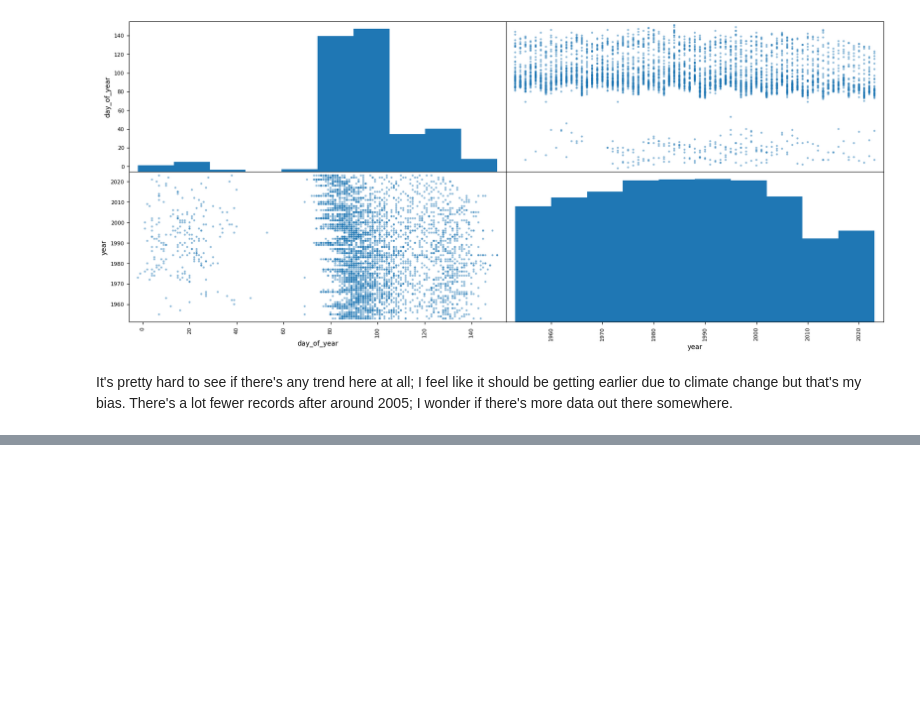
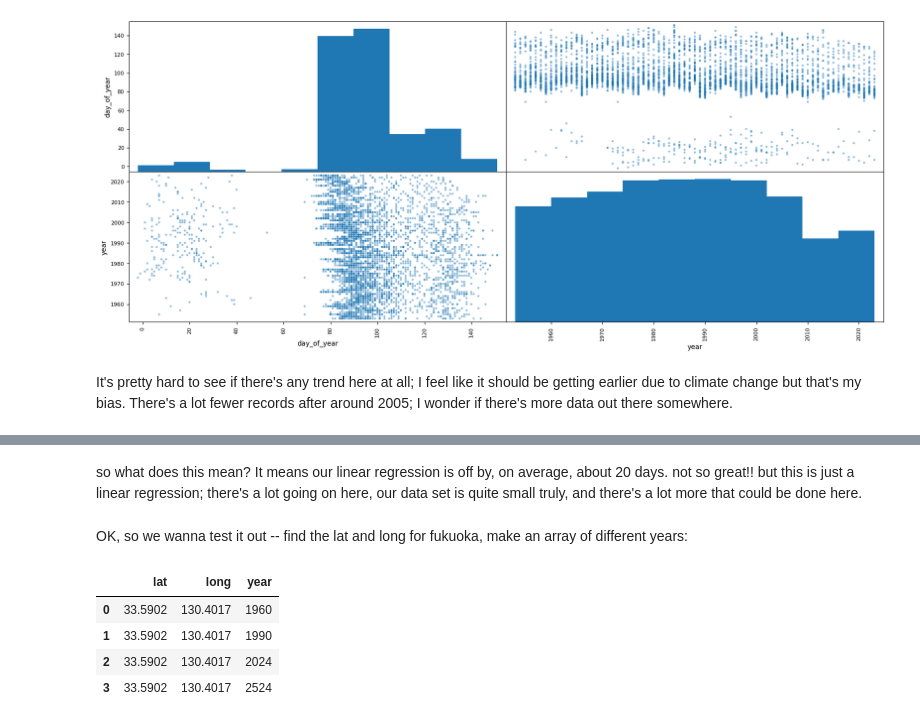
Before and after one commit to katemoser/hanami-ml-project, a Jupyter notebook: hanami.ipynb, the cells around one changed output, grey strips where cells are left out. Drawn from its saved outputs; the diff is of its cells as text; code cells hidden in the pictures; blank space fills up the shorter version.

```diff
--- a/hanami.ipynb
+++ b/hanami.ipynb
@@ -454,0 +544,20 @@ It's pretty hard to see if there's any trend here at all; I feel like it should
+# %% [markdown]
+so what does this mean? It means our linear regression is off by, on average, about 20 days. not so great!! but this is just a linear regression; there's a lot going on here, our data set is quite small truly, and there's a lot more that could be done here.
+# %% [markdown]
+OK, so we wanna test it out -- find the lat and long for fukuoka, make an array of different years:
+# %%
+test_data = {
+    "lat":[33.5902, 33.5902, 33.5902, 33.5902],
+    "long":[130.4017, 130.4017, 130.4017, 130.4017],
+    "year":[1960, 1990, 2024, 2524]
+}
+
+test_df = pd.DataFrame(test_data, columns= ["lat", "long", "year"])
+
+test_df
+# %% [output]
+|  | lat | long | year |
+| 0 | 33.5902 | 130.4017 | 1960 |
+| 1 | 33.5902 | 130.4017 | 1990 |
+| 2 | 33.5902 | 130.4017 | 2024 |
+| 3 | 33.5902 | 130.4017 | 2524 |
```
Also changed, not shown: parts of 34 cells of this notebook.
